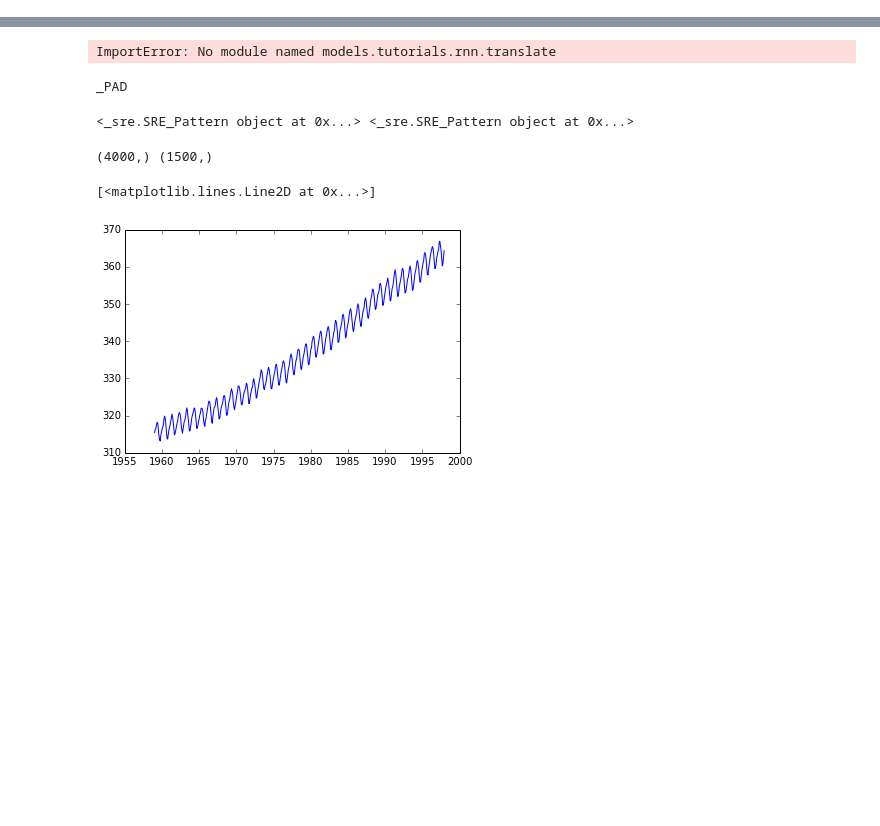
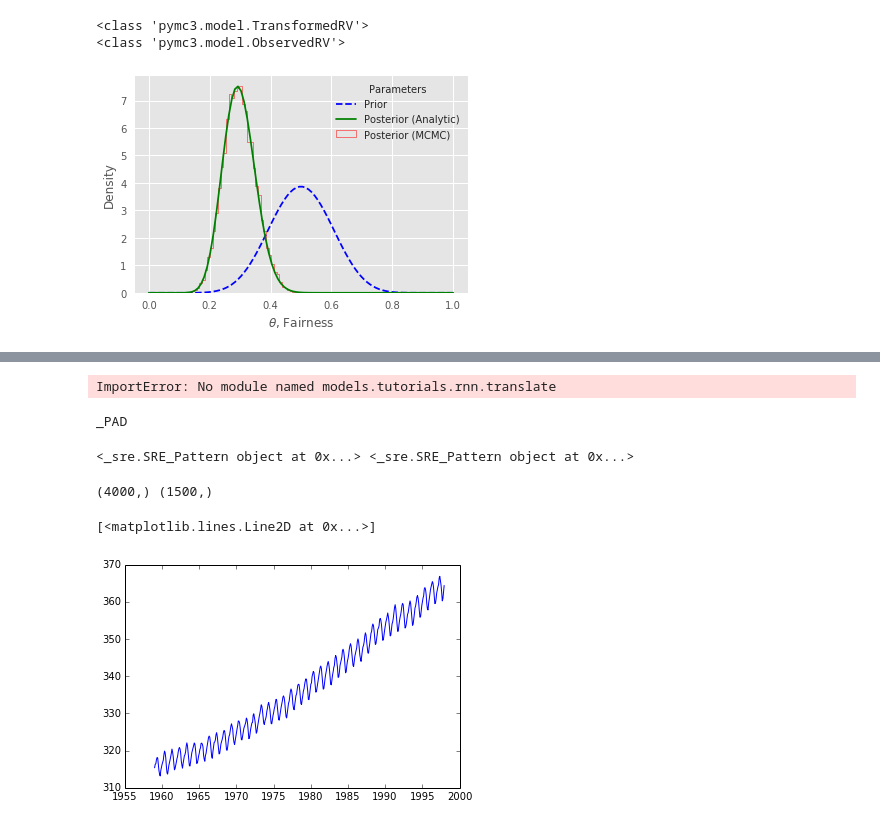
Before and after one commit to weilai0980/tsRNN, a Jupyter notebook: forecasting/tsStatistics.ipynb, the cells around one changed output, grey strips where cells are left out. Saved outputs shown, nothing was run; the diff lists cells and outputs as text; code cells hidden in the pictures; blank space fills up the shorter version.

```diff
--- a/forecasting/tsStatistics.ipynb
+++ b/forecasting/tsStatistics.ipynb
@@ -48,0 +86,76 @@ import tensorflow as tf
+# %%
+import matplotlib.pyplot as plt
+import numpy as np
+import pymc3
+import scipy.stats as stats
+
+plt.style.use("ggplot")
+
+# Parameter values for prior and analytic posterior
+n = 50
+z = 10
+
+alpha = 12
+beta = 12
+
+alpha_post = 22
+beta_post = 52
+
+
+# How many iterations of the Metropolis
+# algorithm to carry out for MCMC
+iterations = 100000
+
+
+# Use PyMC3 to construct a model context
+basic_model = pymc3.Model()
+with basic_model:
+    # Define our prior belief about the fairness
+    # of the coin using a Beta distribution
+    theta = pymc3.Beta("theta", alpha=alpha, beta=beta)
+    print type(theta)
+
+    # Define the Bernoulli likelihood function
+    y = pymc3.Binomial("y", n=n, p=theta, observed=z)
+    print type(y)
+
+    # Carry out the MCMC analysis using the Metropolis algorithm
+    # Use Maximum A Posteriori (MAP) optimisation as initial value for MCMC
+    start = pymc3.find_MAP()
+
+    # Use the Metropolis algorithm (as opposed to NUTS or HMC, etc.)
+    step = pymc3.Metropolis()
+
+    # Calculate the trace
+    trace = pymc3.sample(iterations, step, start, random_seed=1, progressbar=True)
+
+
+
+# Plot the posterior histogram from MCMC analysis
+bins=50
+plt.hist(
+    trace["theta"], bins,
+    histtype="step", normed=True,
+    label="Posterior (MCMC)", color="red"
+)
+
+# Plot the analytic prior and posterior beta distributions
+x = np.linspace(0, 1, 100)
+plt.plot(
+    x, stats.beta.pdf(x, alpha, beta),
+    "--", label="Prior", color="blue"
+)
+plt.plot(
+    x, stats.beta.pdf(x, alpha_post, beta_post),
+    label='Posterior (Analytic)', color="green"
+)
+
+# Update the graph labels
+plt.legend(title="Parameters", loc="best")
+plt.xlabel("$\\theta$, Fairness")
+plt.ylabel("Density")
+plt.show()
+# %% [output]
+<class 'pymc3.model.TransformedRV'>
+<class 'pymc3.model.ObservedRV'>
+[figure, added]
```
Also changed, not shown: parts of 26 cells of this notebook, 16 other files.
